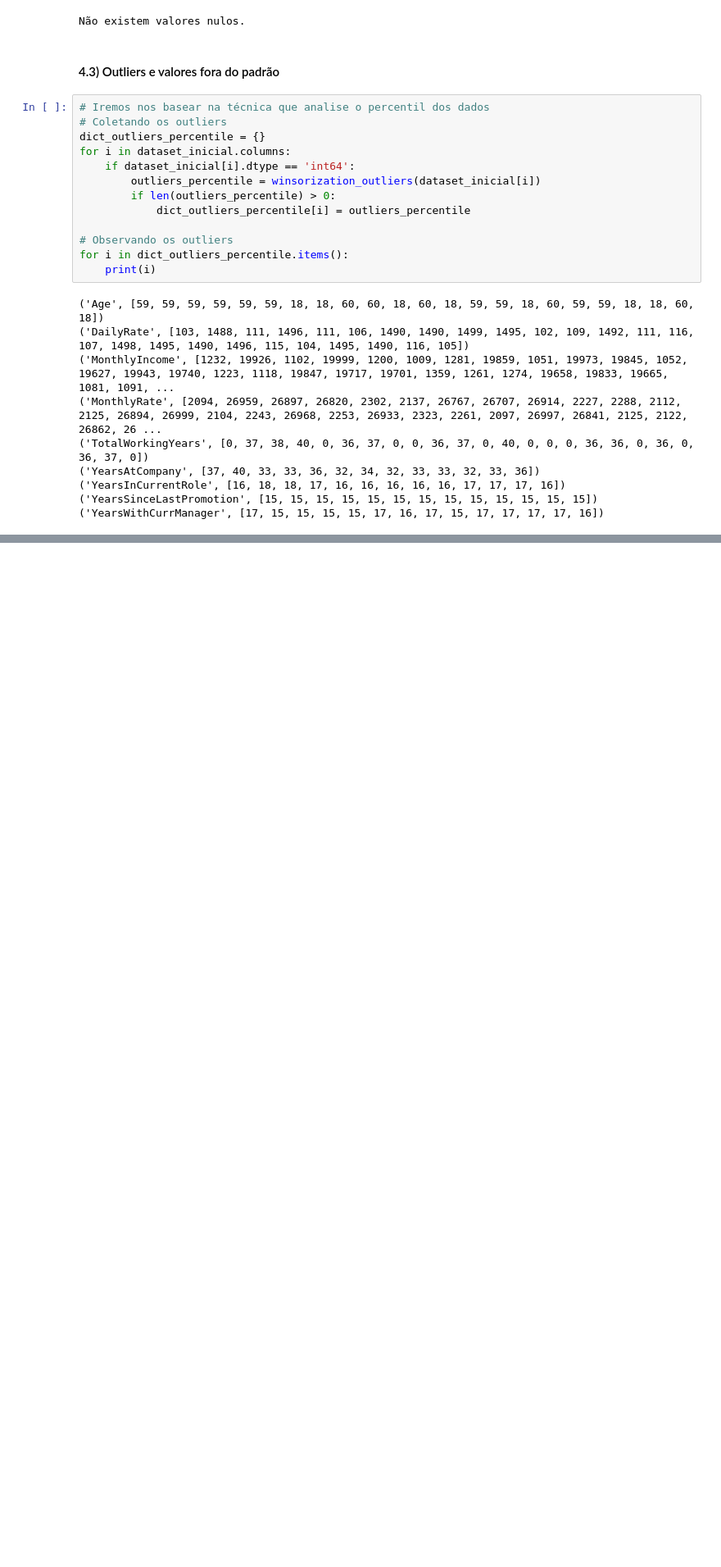
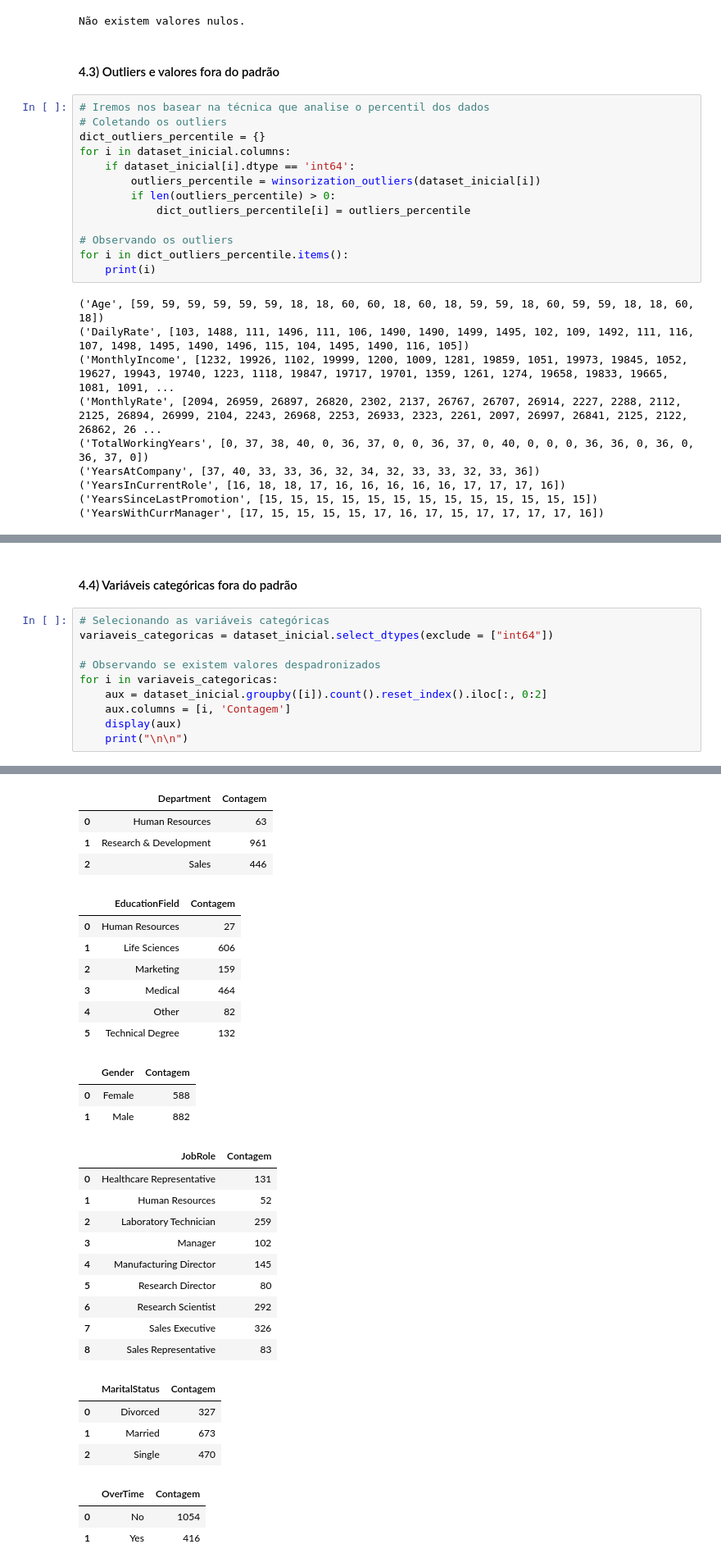
Before and after one commit to higor-gomes93/employee_attrition, a Jupyter notebook: Employee_Attrition.ipynb, the cells around one changed output, grey strips where cells are left out. Shown at 82% size. Cells and saved outputs as stored; diff of their text form; blank space fills up the shorter version.

```diff
--- a/Employee_Attrition.ipynb
+++ b/Employee_Attrition.ipynb
@@ -297,0 +314,13 @@ for i in dict_outliers_percentile.items():
+# %% [markdown]
+#### 4.4) Variáveis categóricas fora do padrão
+# %%
+# Selecionando as variáveis categóricas
+variaveis_categoricas = dataset_inicial.select_dtypes(exclude = ["int64"])
+
+# Observando se existem valores despadronizados
+for i in variaveis_categoricas:
+    aux = dataset_inicial.groupby([i]).count().reset_index().iloc[:, 0:2]
+    aux.columns = [i, 'Contagem']
+    display(aux)
+    print("\n\n")
+# %% [output]
@@ -297,0 +334,31 @@ for i in dict_outliers_percentile.items():
+|  | Department | Contagem |
+| 0 | Human Resources | 63 |
+| 1 | Research & Development | 961 |
+| 2 | Sales | 446 |
+|  | EducationField | Contagem |
+| 0 | Human Resources | 27 |
+| 1 | Life Sciences | 606 |
+| 2 | Marketing | 159 |
+| 3 | Medical | 464 |
+| 4 | Other | 82 |
+| 5 | Technical Degree | 132 |
+|  | Gender | Contagem |
+| 0 | Female | 588 |
+| 1 | Male | 882 |
+|  | JobRole | Contagem |
+| 0 | Healthcare Representative | 131 |
+| 1 | Human Resources | 52 |
+| 2 | Laboratory Technician | 259 |
+| 3 | Manager | 102 |
+| 4 | Manufacturing Director | 145 |
+| 5 | Research Director | 80 |
+| 6 | Research Scientist | 292 |
+| 7 | Sales Executive | 326 |
+| 8 | Sales Representative | 83 |
+|  | MaritalStatus | Contagem |
+| 0 | Divorced | 327 |
+| 1 | Married | 673 |
+| 2 | Single | 470 |
+|  | OverTime | Contagem |
+| 0 | No | 1054 |
+| 1 | Yes | 416 |
```
Also changed, not shown: parts of 12 cells of this notebook.
